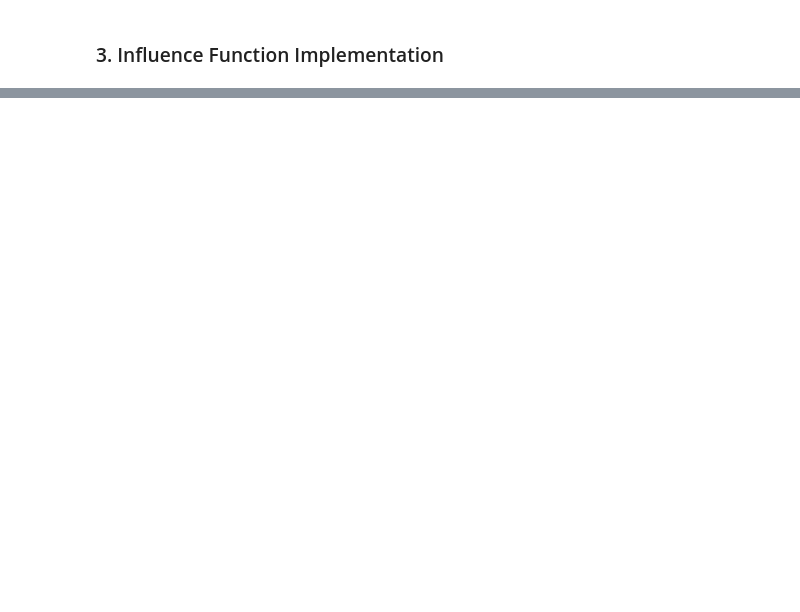
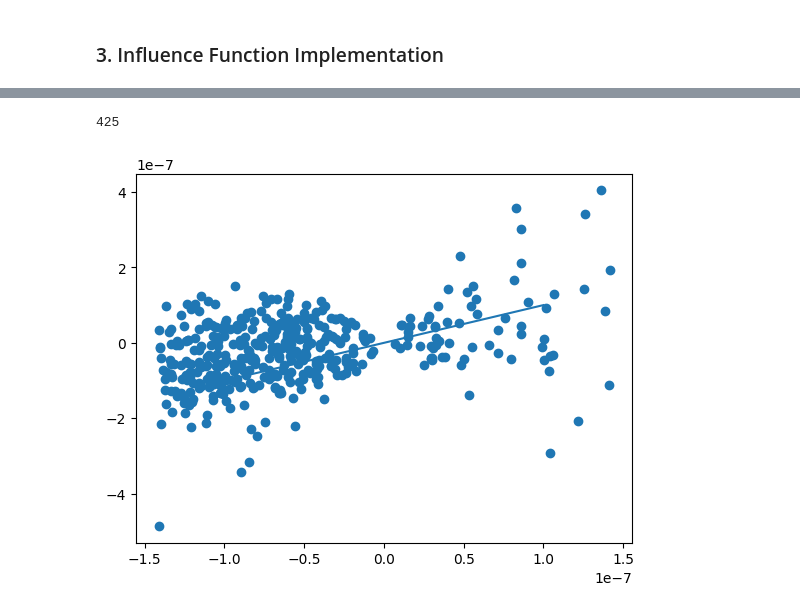
Before and after one commit to AntiZpvoh/black-box-prediction-understanding-via-influence-function, a Jupyter notebook: influence_match_leave_one_out.ipynb, the cells around one changed output, grey strips where cells are left out. Cells and saved outputs as stored; diff of their text form; code cells hidden in the pictures; blank space fills up the shorter version.

Commit message:
Plot the first version of the graph (WIP)

```diff
--- a/influence_match_leave_one_out.ipynb
+++ b/influence_match_leave_one_out.ipynb
@@ -359,0 +349,44 @@ loss_z_test_with_z: 0.002304940717294812, loss_z_test_without_z: 0.0023048899602
+# %%
+influence_leave_out_diff_list = []
+for i in range(1000):
+    influence = upweighting_loss_influence_function(train_dataset, train_data[i], train_labels[i].view(1), x_test, y_test, base_model, base_model_criterion)
+    leave_out_loss_diff = calc_leave_out_loss_diff(base_model, initial_params, criterion_l2, x_test, y_test, t=10, leave_out_index=i)
+    pair = (influence / n, leave_out_loss_diff)
+    influence_leave_out_diff_list.append(pair)
+    print(i, pair)
+
+top_500_list = sorted(influence_leave_out_diff_list, key=lambda pair: pair[0])[:500]
+# %%
+top_abs_500_list = sorted(influence_leave_out_diff_list, key=lambda pair: torch.abs(pair[0]))[:500]
+# %%
+with open("top_500.csv", "w") as file:
+    file.write("x,y\n")
+    for x, y in top_500_list:
+        file.write(f"{-x.item()},{y.item()}\n")
+    file.flush()
+# %%
+with open("top_abs_500.csv", "w") as file:
+    file.write("x,y\n")
+    for x, y in top_abs_500_list:
+        file.write(f"{-x.item()},{y.item()}\n")
+    file.flush()
+# %%
+import matplotlib.pyplot as plt
+import numpy as np
+
+x_list, y_list = [], []
+for x, y in top_abs_500_list:
+    if torch.abs(-x-y)>4*torch.abs(x):
+        continue
+    x_list.append(-x.item())
+    y_list.append(y.item())
+
+x_dig = [-1e-7, 1e-7]
+y_dig = [-1e-7, 1e-7]
+plt.scatter(x_list, y_list)
+plt.plot(x_dig, y_dig)
+
+print(len(x_list))
+# %% [output]
+425
+[figure, added]
```
Also changed, not shown: parts of 10 cells of this notebook, 1 other file.
